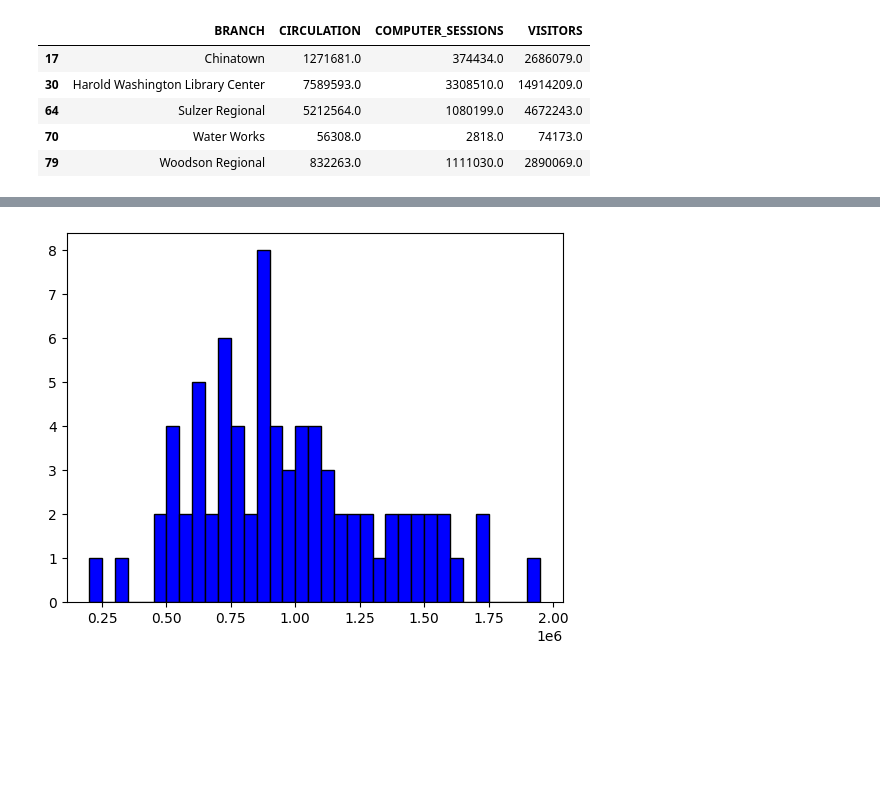
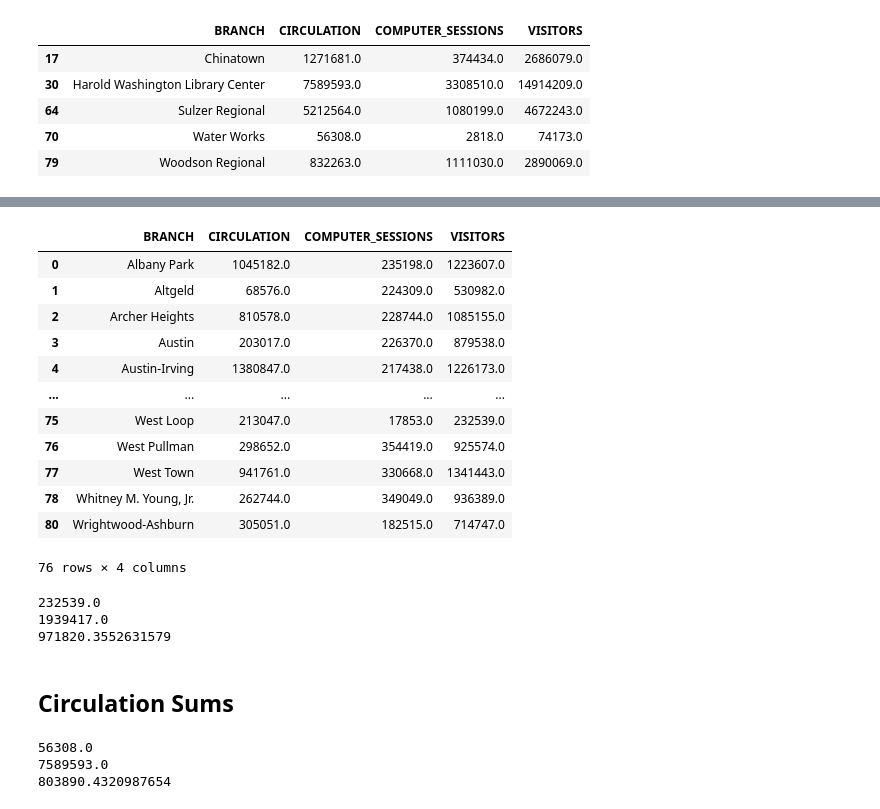
Before and after one commit to uchicago-dsi/cpl_project, a Jupyter notebook: can-summer-2023/notebooks/librarySize_abby.ipynb, the cells around one changed output, grey strips where cells are left out. Saved outputs shown, nothing was run; the diff lists cells and outputs as text; code cells hidden in the pictures; blank space fills up the shorter version.

```diff
--- a/can-summer-2023/notebooks/librarySize_abby.ipynb
+++ b/can-summer-2023/notebooks/librarySize_abby.ipynb
@@ -194,8 +171,35 @@ plt.show()
-# %%
-binwidth = 50_000
-plt.hist(branchSums['VISITORS'], bins=range(200_000, 2_000_000, binwidth),
-         edgecolor="black", color="blue")
-
-plt.show()
-# %% [output]
-[figure, removed]
+# %%
+avgCheck = branchSums[(branchSums['VISITORS'] < 2_000_000) & (branchSums['VISITORS'] > 200_000)]
+avgCheck
+# %% [output]
+|  | BRANCH | CIRCULATION | COMPUTER_SESSIONS | VISITORS |
+| 0 | Albany Park | 1045182.0 | 235198.0 | 1223607.0 |
+| 1 | Altgeld | 68576.0 | 224309.0 | 530982.0 |
+| 2 | Archer Heights | 810578.0 | 228744.0 | 1085155.0 |
+| 3 | Austin | 203017.0 | 226370.0 | 879538.0 |
+| 4 | Austin-Irving | 1380847.0 | 217438.0 | 1226173.0 |
+| ... | ... | ... | ... | ... |
+| 75 | West Loop | 213047.0 | 17853.0 | 232539.0 |
+| 76 | West Pullman | 298652.0 | 354419.0 | 925574.0 |
+| 77 | West Town | 941761.0 | 330668.0 | 1341443.0 |
+| 78 | Whitney M. Young, Jr. | 262744.0 | 349049.0 | 936389.0 |
+| 80 | Wrightwood-Ashburn | 305051.0 | 182515.0 | 714747.0 |
+76 rows × 4 columns
+# %%
+print(min(avgCheck['VISITORS']))
+print(max(avgCheck['VISITORS']))
+print(avgCheck['VISITORS'].mean())
+# %% [output]
+232539.0
+1939417.0
+971820.3552631579
+# %% [markdown]
+## Circulation Sums
+# %%
+print(min(branchSums['CIRCULATION']))
+print(max(branchSums['CIRCULATION']))
+print(branchSums['CIRCULATION'].mean())
+# %% [output]
+56308.0
+7589593.0
+803890.4320987654
```
Also changed, not shown: parts of 9 cells of this notebook.
